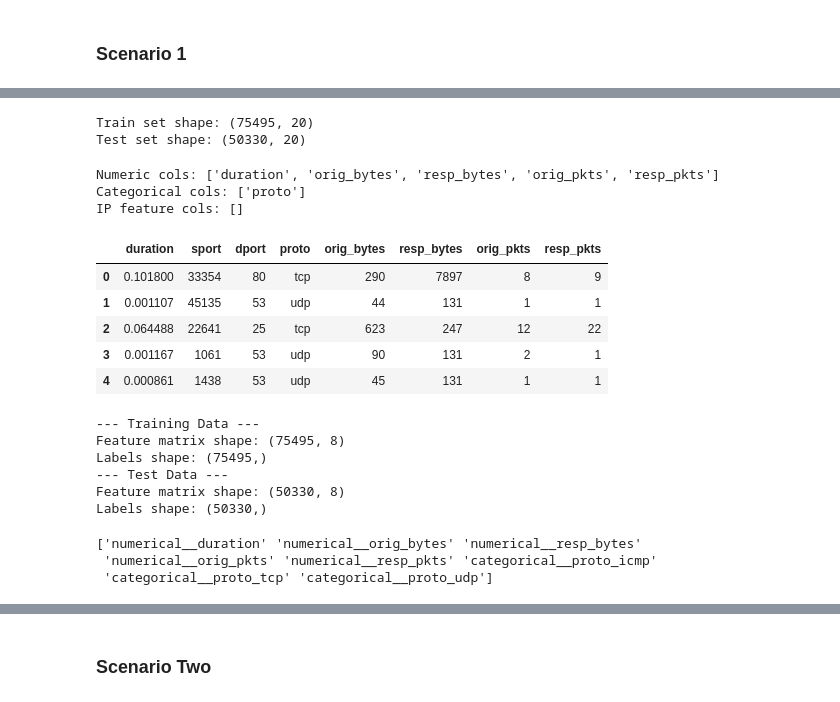
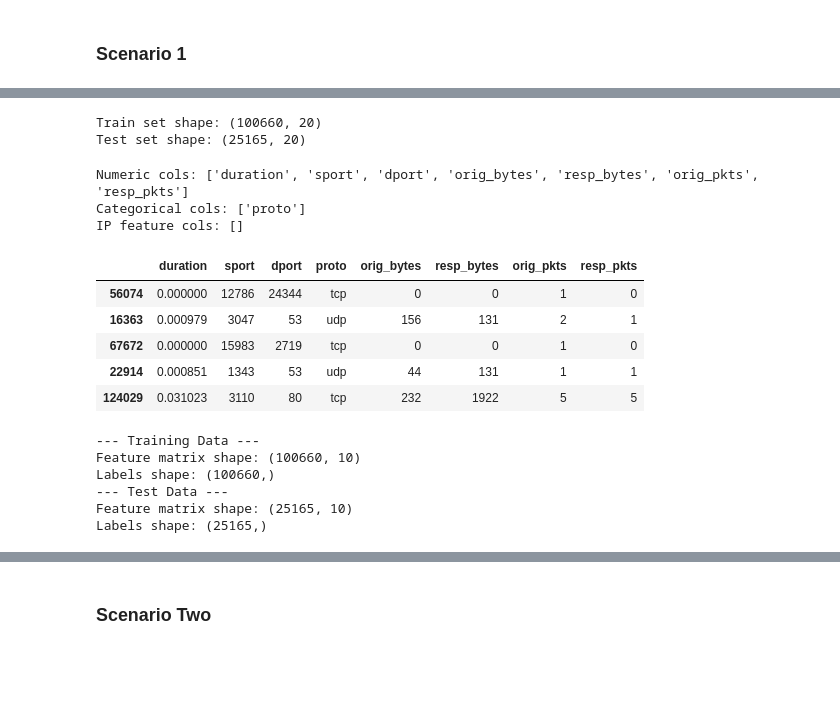
Before and after one commit to sofiaburkow/DeepChronos, a Jupyter notebook: experiments/prepare_data.ipynb, the cells around one changed output, grey strips where cells are left out. Saved outputs shown, nothing was run; the diff lists cells and outputs as text; code cells hidden in the pictures; blank space fills up the shorter version.

```diff
--- a/experiments/prepare_data.ipynb
+++ b/experiments/prepare_data.ipynb
@@ -32,28 +35,19 @@ def encode_ip_integer(df):
 
     return df.drop(columns=["src_ip", "dst_ip"]), ["src_ip_int", "dst_ip_int"]
 
-def encode_ip_onehot(df):
-    """
-    One-hot encoding for IP addresses.
-    WARNING: Very large dimensionality. Use only for small subsets.
-    """
-    df = df.copy()
-    return df, ["src_ip", "dst_ip"]
-
 IP_ENCODERS = {
     "none": encode_ip_none,
     "integer": encode_ip_integer,
-    "onehot": encode_ip_onehot,
 }
 # %%
-def prepare_data(df, ip_encoding="none", feature_set=None):
+def prepare_data(df,feature_set,ip_encoding="none"):
     '''
     Prepare data by filtering on selected features.
 
     Args:
         df: Input DataFrame with flow data.
+        feature_set: List of features to retain.
         ip_encoding: IP address encoding method ("none", "integer", "onehot").
-        feature_set: Optional list of features to retain.
     Returns:
         df: Prepared DataFrame with selected features.
         numeric_cols: List of numeric feature column names.
@@ -80,7 +74,11 @@ def prepare_data(df, ip_encoding="none", feature_set=None):
 
     # Numerical features
     numeric_cols = [
+        "start_time",
+        "end_time",
         "duration",
+        "sport",
+        "dport",
         "orig_bytes",
         "resp_bytes",
         "orig_pkts",
@@ -89,11 +87,10 @@ def prepare_data(df, ip_encoding="none", feature_set=None):
     ip_feature_cols = ip_feature_cols if ip_feature_cols else []
     numeric_cols.extend(ip_feature_cols)
 
-    # Filter on features if feature set is provided
-    if feature_set:
-        df = df[feature_set + ip_feature_cols]
-        categorical_cols = [col for col in categorical_cols if col in feature_set]
-        numeric_cols = [col for col in numeric_cols if col in feature_set]
+    # Filter on features
+    df = df[feature_set + ip_feature_cols]
+    categorical_cols = [col for col in categorical_cols if col in feature_set]
+    numeric_cols = [col for col in numeric_cols if col in feature_set]
 
     return df, numeric_cols, categorical_cols, ip_feature_cols
 # %%
@@ -155,38 +192,40 @@ df.head()
 | 4 | f4 | 9.524389e+08 | 9.524389e+08 | 0.000861 | 172.16.113.204 | 1438 | 172.16.115.20 | 53 | udp | dns | ... |
 # %%
 # Split Data into Train/Test
-split_index = int(len(df) * split_ratio)
-df_train = df.iloc[:split_index].reset_index(drop=True)
-df_test = df.iloc[split_index:].reset_index(drop=True)
+train_size = 0.8
+test_size = 1 - train_size
+df_train, df_test = train_test_split(
+    df, test_size=test_size, stratify=df["phase"], random_state=SEED
+)
 
 print("Train set shape:", df_train.shape)
 print("Test set shape:", df_test.shape)
 # %% [output]
-Train set shape: (75495, 20)
-Test set shape: (50330, 20)
+Train set shape: (100660, 20)
+Test set shape: (25165, 20)
 # %%
 df_train_features, numeric_cols, categorical_cols, ip_feature_cols = prepare_data(
-    df_train, ip_encoding=ip_encoding, feature_set=feature_set
+    df_train, feature_set, ip_encoding=ip_encoding,
 )
 df_test_features, _, _, _ = prepare_data(
-    df_test, ip_encoding=ip_encoding, feature_set=feature_set
+    df_test, feature_set, ip_encoding=ip_encoding,
 )
 
 print("Numeric cols:", numeric_cols)
 print("Categorical cols:", categorical_cols)
 print("IP feature cols:", ip_feature_cols)
 
 df_train_features.head()
 # %% [output]
-Numeric cols: ['duration', 'orig_bytes', 'resp_bytes', 'orig_pkts', 'resp_pkts']
+Numeric cols: ['duration', 'sport', 'dport', 'orig_bytes', 'resp_bytes', 'orig_pkts', 'resp_pkts']
 Categorical cols: ['proto']
 IP feature cols: []
 |  | duration | sport | dport | proto | orig_bytes | resp_bytes | orig_pkts | resp_pkts |
-| 0 | 0.101800 | 33354 | 80 | tcp | 290 | 7897 | 8 | 9 |
-| 1 | 0.001107 | 45135 | 53 | udp | 44 | 131 | 1 | 1 |
-| 2 | 0.064488 | 22641 | 25 | tcp | 623 | 247 | 12 | 22 |
-| 3 | 0.001167 | 1061 | 53 | udp | 90 | 131 | 2 | 1 |
-| 4 | 0.000861 | 1438 | 53 | udp | 45 | 131 | 1 | 1 |
+| 56074 | 0.000000 | 12786 | 24344 | tcp | 0 | 0 | 1 | 0 |
+| 16363 | 0.000979 | 3047 | 53 | udp | 156 | 131 | 2 | 1 |
+| 67672 | 0.000000 | 15983 | 2719 | tcp | 0 | 0 | 1 | 0 |
+| 22914 | 0.000851 | 1343 | 53 | udp | 44 | 131 | 1 | 1 |
+| 124029 | 0.031023 | 3110 | 80 | tcp | 232 | 1922 | 5 | 5 |
 # %%
 pipeline = construct_pipeline(numeric_cols, categorical_cols)
 
@@ -205,15 +244,8 @@ print("Feature matrix shape:", X_test.shape)
 print("Labels shape:", y_test.shape)
 # %% [output]
 --- Training Data ---
-Feature matrix shape: (75495, 8)
-Labels shape: (75495,)
+Feature matrix shape: (100660, 10)
+Labels shape: (100660,)
 --- Test Data ---
-Feature matrix shape: (50330, 8)
-Labels shape: (50330,)
+Feature matrix shape: (25165, 10)
+Labels shape: (25165,)
-# %%
-feature_names = pipeline.named_steps["transform"].get_feature_names_out()
-print(feature_names)
-# %% [output]
-['numerical__duration' 'numerical__orig_bytes' 'numerical__resp_bytes'
- 'numerical__orig_pkts' 'numerical__resp_pkts' 'categorical__proto_icmp'
- 'categorical__proto_tcp' 'categorical__proto_udp']
```
Also changed, not shown: parts of 34 cells of this notebook.
